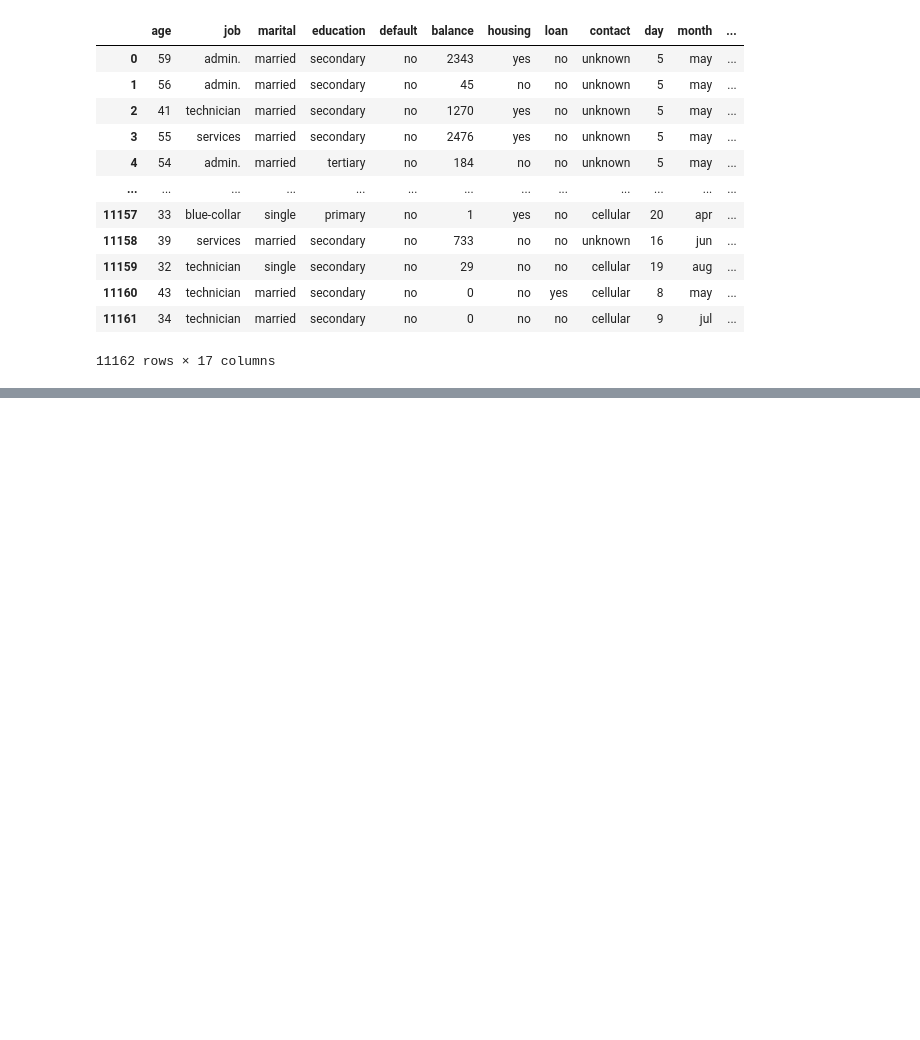
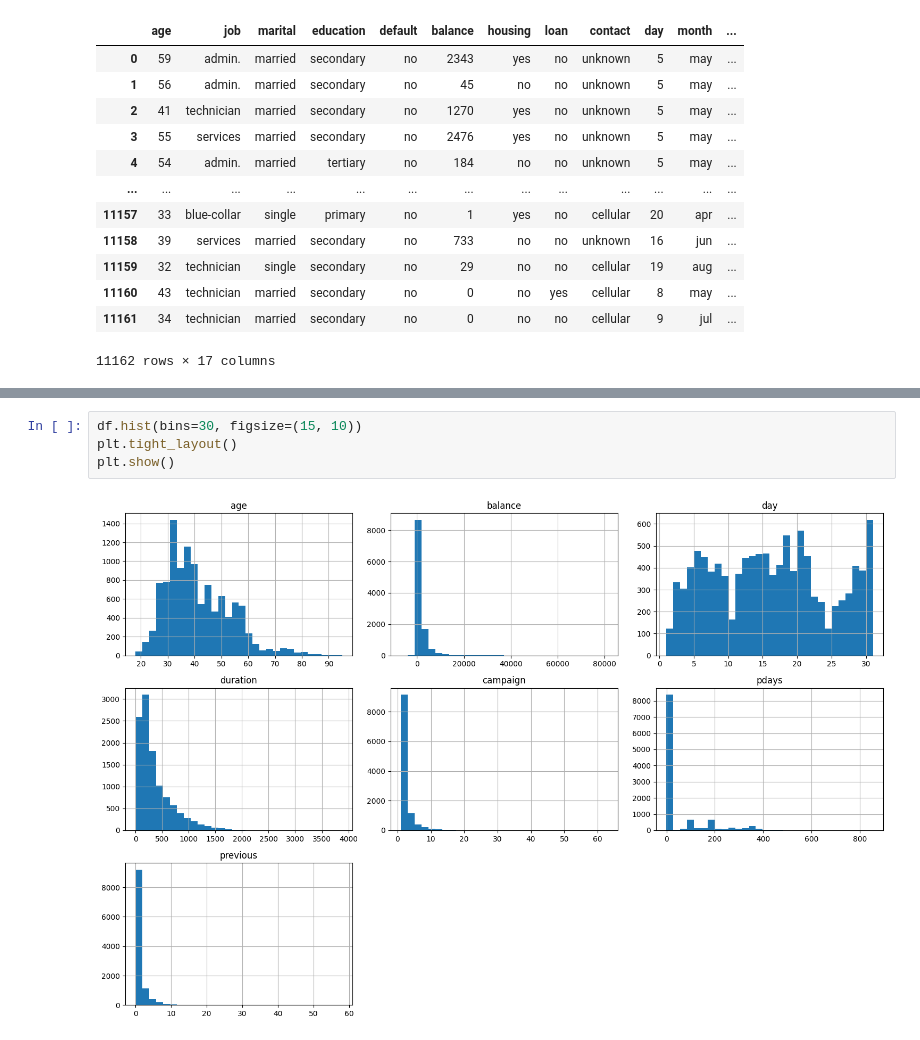
Before and after one commit to Rhy-Shah/BankCustomerSegmentation, a Jupyter notebook: code.ipynb, the cells around one changed output, grey strips where cells are left out. Saved outputs shown, nothing was run; the diff lists cells and outputs as text; blank space fills up the shorter version.

```diff
--- a/code.ipynb
+++ b/code.ipynb
@@ -161,0 +169,6 @@ df
+# %%
+df.hist(bins=30, figsize=(15, 10))
+plt.tight_layout()
+plt.show()
+# %% [output]
+[figure, added]
```
Also changed, not shown: parts of 6 cells of this notebook.
